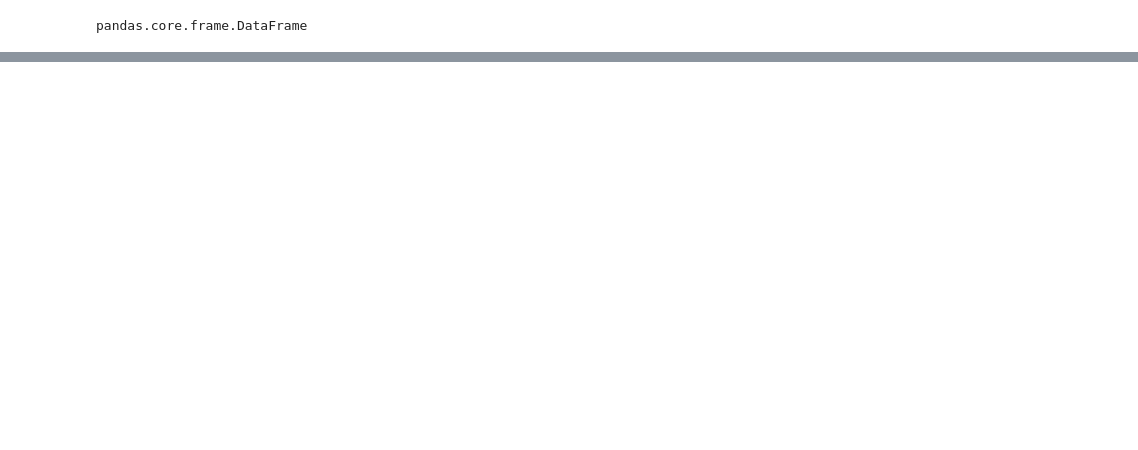
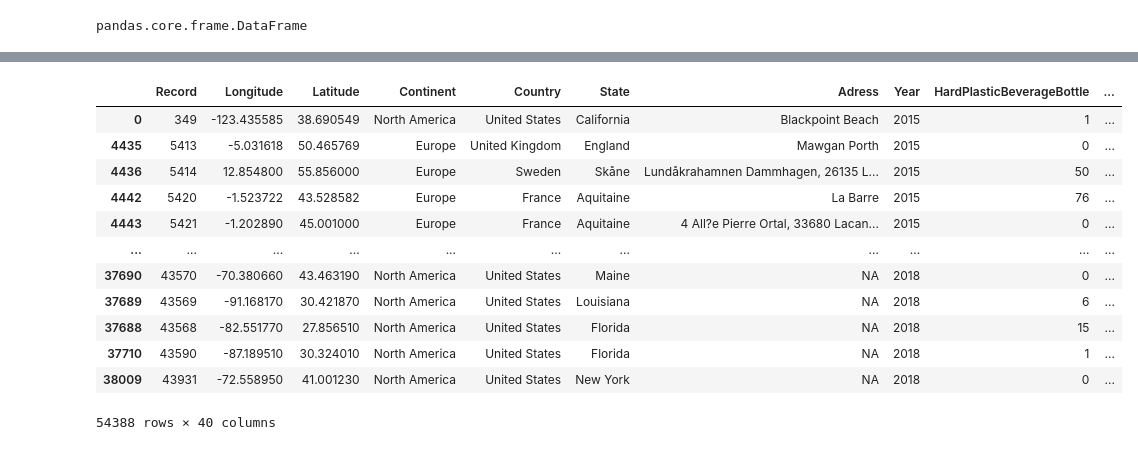
Before and after one commit to Anthonyfergon/PYTHON, a Jupyter notebook: Stage_01 Preliminar Data Assesment.ipynb, the cells around one changed output, grey strips where cells are left out. Drawn from its saved outputs; the diff is of its cells as text; code cells hidden in the pictures; blank space fills up the shorter version.

```diff
--- a/Stage_01 Preliminar Data Assesment.ipynb
+++ b/Stage_01 Preliminar Data Assesment.ipynb
@@ -259,0 +1830,18 @@ dtype: bool
+# %%
+# Sorted by Date:
+dfsortedbydate = df02.sort_values(['Year'])
+dfsortedbydate
+# %% [output]
+|  | Record | Longitude | Latitude | Continent | Country | State | Adress | Year | HardPlasticBeverageBottle | ... |
+| 0 | 349 | -123.435585 | 38.690549 | North America | United States | California | Blackpoint Beach | 2015 | 1 | ... |
+| 4435 | 5413 | -5.031618 | 50.465769 | Europe | United Kingdom | England | Mawgan Porth | 2015 | 0 | ... |
+| 4436 | 5414 | 12.854800 | 55.856000 | Europe | Sweden | Skåne | Lundåkrahamnen Dammhagen, 26135 L... | 2015 | 50 | ... |
+| 4442 | 5420 | -1.523722 | 43.528582 | Europe | France | Aquitaine | La Barre | 2015 | 76 | ... |
+| 4443 | 5421 | -1.202890 | 45.001000 | Europe | France | Aquitaine | 4 All?e Pierre Ortal, 33680 Lacan... | 2015 | 0 | ... |
+| ... | ... | ... | ... | ... | ... | ... | ... | ... | ... | ... |
+| 37690 | 43570 | -70.380660 | 43.463190 | North America | United States | Maine | NA | 2018 | 0 | ... |
+| 37689 | 43569 | -91.168170 | 30.421870 | North America | United States | Louisiana | NA | 2018 | 6 | ... |
+| 37688 | 43568 | -82.551770 | 27.856510 | North America | United States | Florida | NA | 2018 | 15 | ... |
+| 37710 | 43590 | -87.189510 | 30.324010 | North America | United States | Florida | NA | 2018 | 1 | ... |
+| 38009 | 43931 | -72.558950 | 41.001230 | North America | United States | New York | NA | 2018 | 0 | ... |
+54388 rows × 40 columns
```
Also changed, not shown: parts of 190 cells of this notebook.
